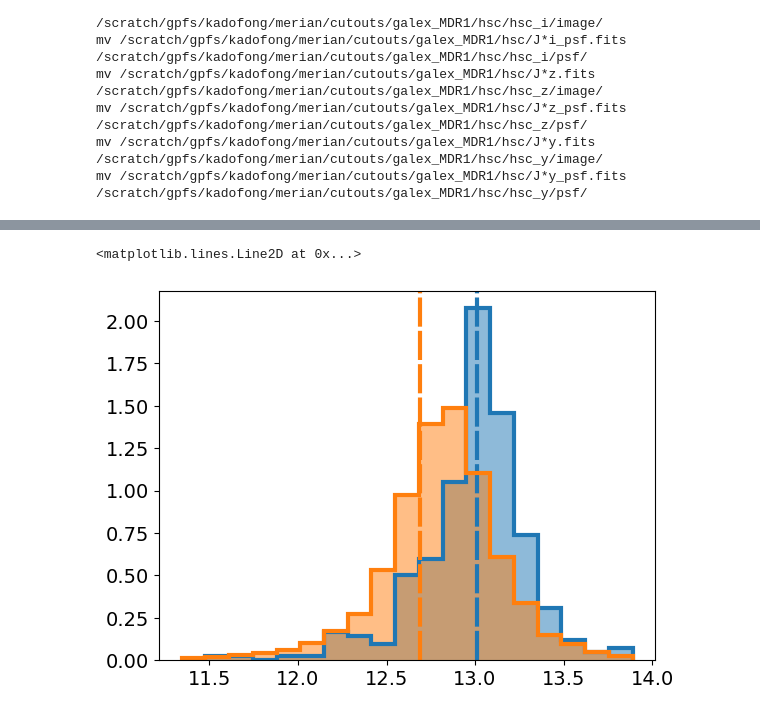
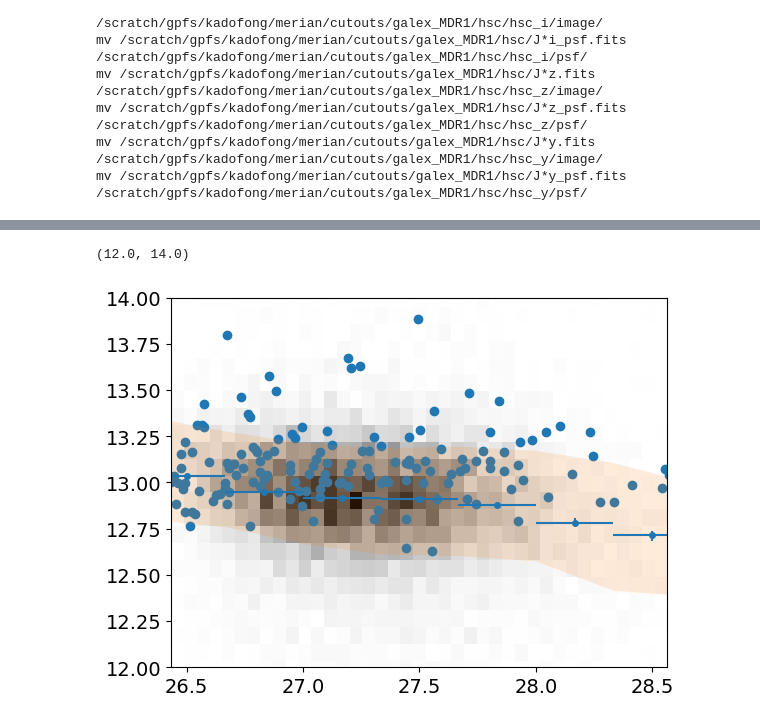
Before and after one commit to ekadofong/agrias, a Jupyter notebook: notebooks/HalphaDirectPhotometry.ipynb, the cells around one changed output, grey strips where cells are left out. Saved outputs shown, nothing was run; the diff lists cells and outputs as text; code cells hidden in the pictures.

```diff
--- a/notebooks/HalphaDirectPhotometry.ipynb
+++ b/notebooks/HalphaDirectPhotometry.ipynb
@@ -145,0 +185,3 @@ mv /scratch/gpfs/kadofong/merian/cutouts/galex_MDR1/hsc/J*y_psf.fits /scratch/gp
+# %%
+merr = np.log10(lha_df['LHa']*1e40 / catalog_halum.reindex(lha_df.index)['LFUV'])
+merr = np.where(np.isfinite(merr),merr, np.NaN)
@@ -146,22 +190,26 @@ mv /scratch/gpfs/kadofong/merian/cutouts/galex_MDR1/hsc/J*y_psf.fits /scratch/gp
 # %%
-out=ek.hist(
-    leer,
-    density=True,
-    bins=20,
-    alpha=0.5,
-    binalpha=0.001,
-    lw=3
-)
-plt.axvline(np.nanmedian(leer), lw=3, dashes=[7,1])
-merr = np.log10(lha_df['LHa']*1e40 / catalog_halum.reindex(lha_df.index)['LFUV'])
-ek.hist(
+
+#plt.axvline(np.nanmedian(leer), lw=3, dashes=[7,1])
+ek.hist2d(
+    np.log10(catalog_halum.reindex(lha_df.index)['LFUV']),
     merr,
     density=True,
-    bins=out[1][1],
-    alpha=0.5,
-    lw=3
+    bins=40,
 )
+out=plt.scatter(
+    lee['loguvlum'],
+    leer,
+    #bins=20,
+)
+_=ek.running_quantile(
+    np.log10(catalog_halum.reindex(lha_df.index)['LFUV']),
+    merr,
+    np.linspace(26.,29.,10),
+    erronqt=True
+)
+
 plt.axvline(np.nanmedian(merr), lw=3, color='C1', dashes=[7,1])
+plt.ylim(12.,14.)
 # %% [output]
-<matplotlib.lines.Line2D at 0x...>
+(12.0, 14.0)
-[figure, old version]
+[figure, new version]
```
Also changed, not shown: parts of 8 cells of this notebook, 8 other files.
